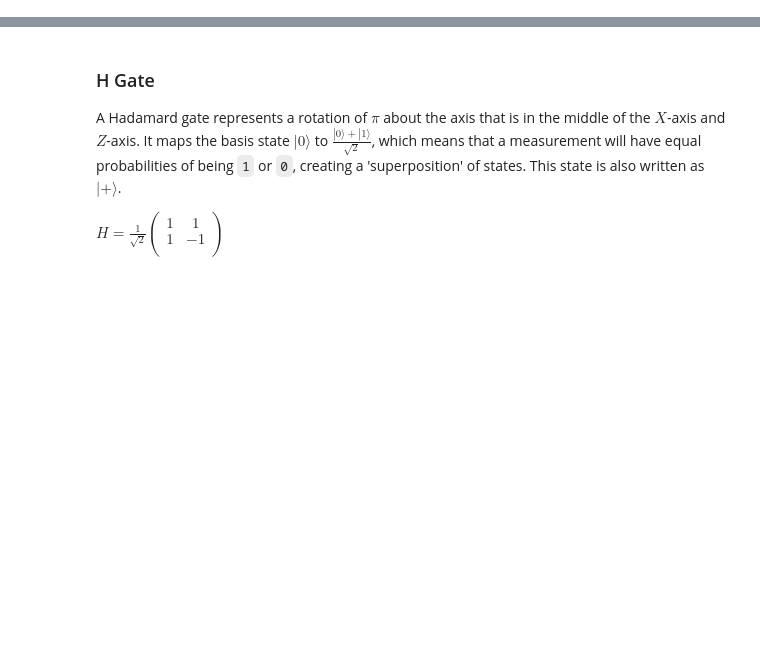
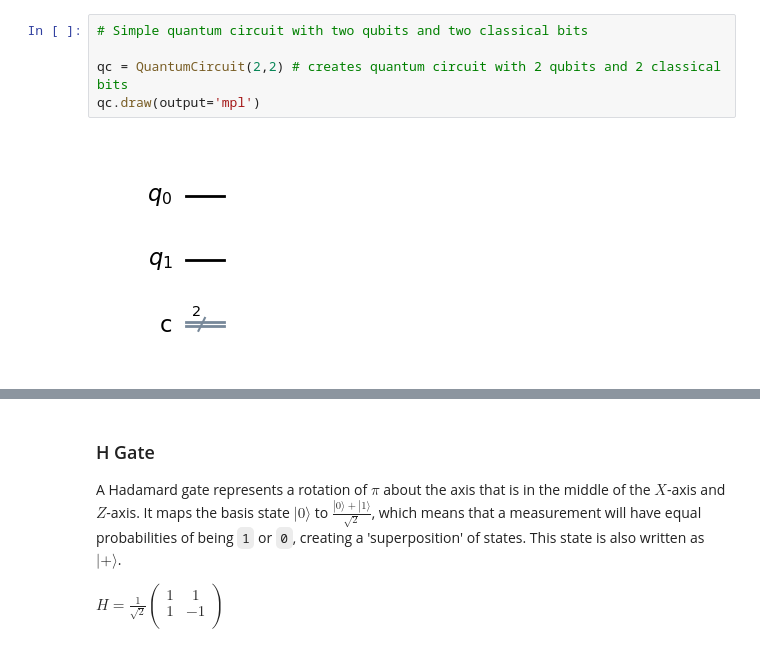
Before and after one commit to quantum-kittens/ICFO_SpringSchool_2025, a Jupyter notebook: Hands-on with Qiskit - Quantum Gates.ipynb, the cells around one changed output, grey strips where cells are left out. Saved outputs shown, nothing was run; the diff lists cells and outputs as text; blank space fills up the shorter version.

```diff
--- a/Hands-on with Qiskit - Quantum Gates.ipynb
+++ b/Hands-on with Qiskit - Quantum Gates.ipynb
@@ -14,0 +37,7 @@ Quantum circuits are models for quantum computation in which a computation is a
+# %%
+# Simple quantum circuit with two qubits and two classical bits
+
+qc = QuantumCircuit(2,2) # creates quantum circuit with 2 qubits and 2 classical bits
+qc.draw(output='mpl')
+# %% [output]
+[figure, added]
```
Also changed, not shown: parts of 17 cells of this notebook, 1 other file.
